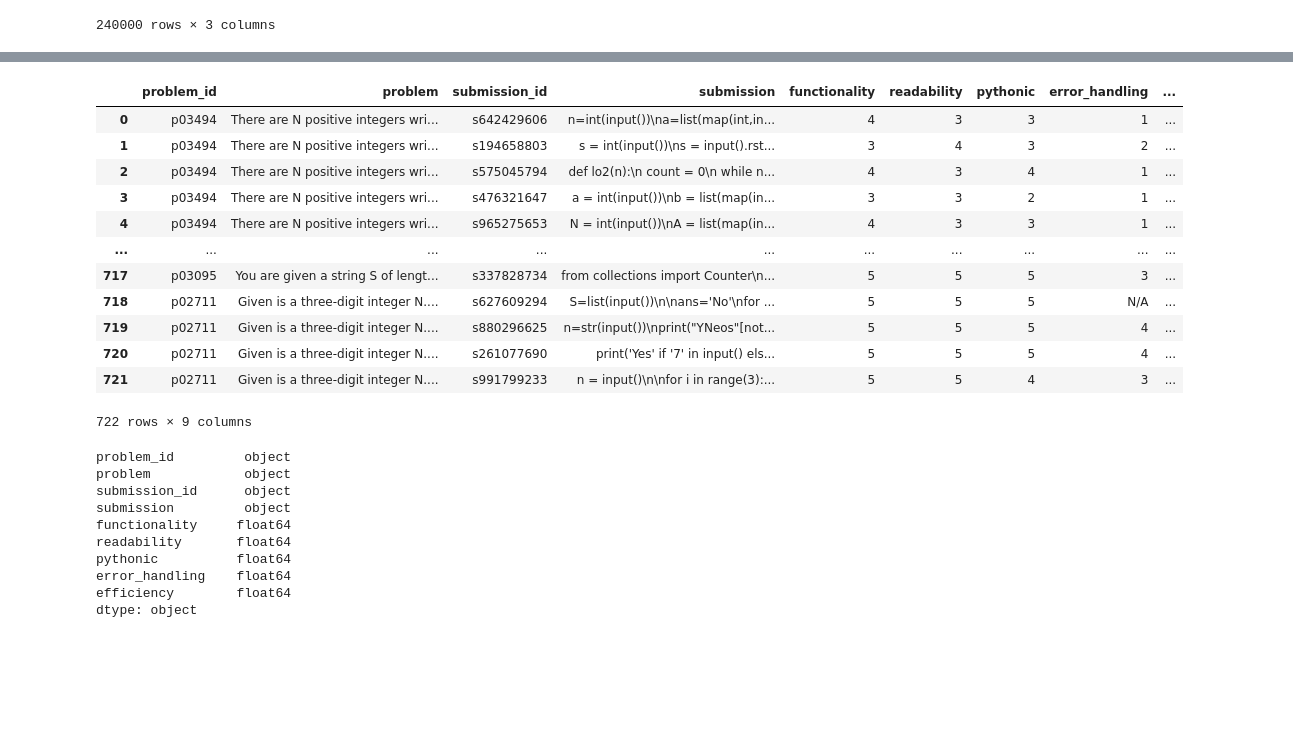
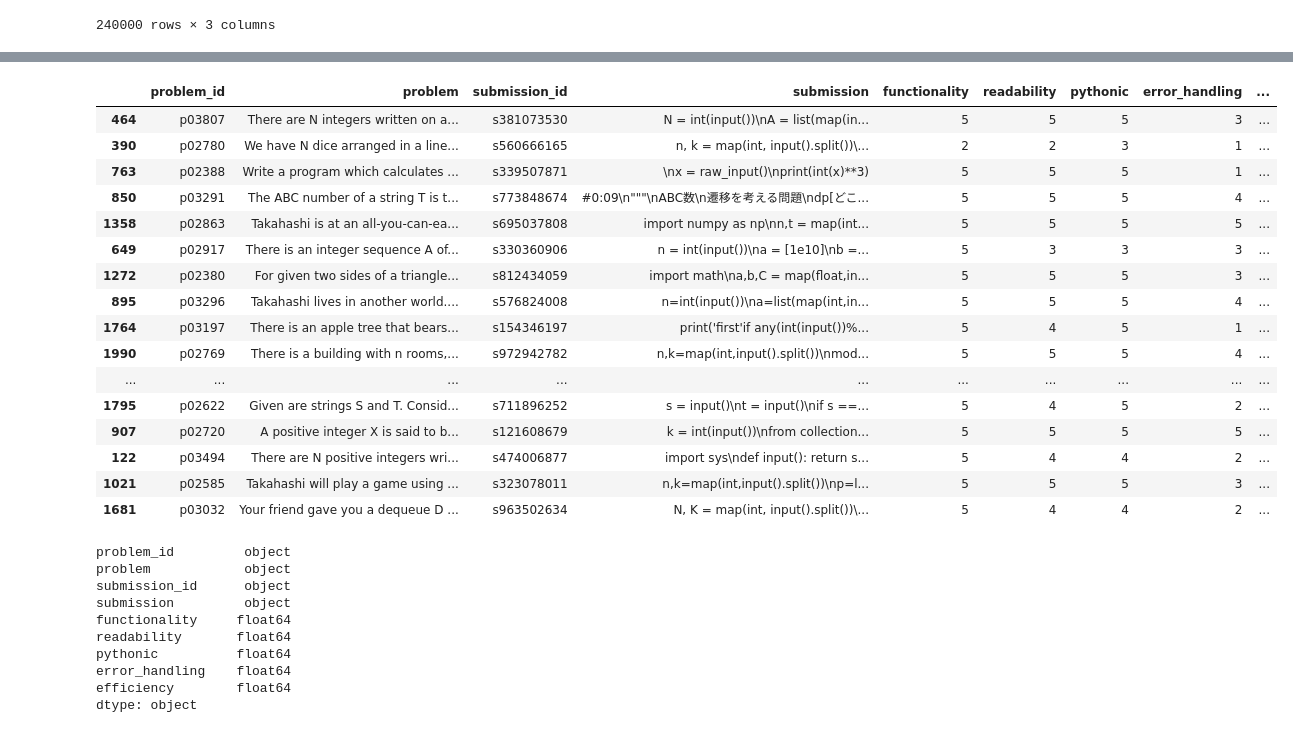
Before and after one commit to DiwanshuShekhar/codeQual, a Jupyter notebook: notebooks/codequal.ipynb, the cells around one changed output, grey strips where cells are left out. Cells and saved outputs as stored; diff of their text form; code cells hidden in the pictures; blank space fills up the shorter version.

```diff
--- a/notebooks/codequal.ipynb
+++ b/notebooks/codequal.ipynb
@@ -4,15 +4,27 @@ import os
 import pandas as pd
 import json
 
-data = []
-for root, dirs, files in os.walk('../data/CodeQualData/py800_annotated'):
-    for file in files:
-        if file.endswith(".jsonl"):
-            with open(os.path.join(root, file), 'r') as f:
-                for line in f:
-                    data.append(json.loads(line))
+def create_df_from_annotated_directory(directory):
+    data = []
+    for root, dirs, files in os.walk(directory):
+        for file in files:
+            if file.endswith(".jsonl"):
+                with open(os.path.join(root, file), 'r') as f:
+                    for line in f:
+                        data.append(json.loads(line))
+
+    #order by descending order of size
+    annotated_df = pd.DataFrame(data)
+    return annotated_df
 
 #order by descending order of size
-py800_annotated_df = pd.DataFrame(data)
+v0_df = create_df_from_annotated_directory('../data/rawv0')
+v1_df = create_df_from_annotated_directory('../data/rawv1')
+v2_df = create_df_from_annotated_directory('../data/rawv2')
+v3_df = create_df_from_annotated_directory('../data/rawv3')
+v4_df = create_df_from_annotated_directory('../data/rawv4')
+
+# merge the two dataframes
+py800_annotated_df = pd.concat([v0_df, v1_df, v2_df, v3_df, v4_df])
 py800_annotated_df
 # %% [output]
@@ -35,0 +54,4 @@ problems.tofile('../data/CodeQualData/problems.txt', sep='\n', format='%s')
+# %%
+# drop duplicates with the same submission_id and problem_id
+py800_annotated_df = py800_annotated_df.drop_duplicates(subset=['submission_id', 'problem_id'])
+print(py800_annotated_df.shape)
@@ -91,28 +115,32 @@ def get_problem_desc(problem_id):
 # %%
 # for each row in py800_annotated_df extract the problem_id, submission_id, and the quality score
 
 data = []
 for index, row in py800_annotated_df.iterrows():
-    temp_dict = {'problem_id': row['problem_id'], 'problem': get_problem_desc(row['problem_id']), 'submission_id': row['submission_id'], 'submission': row['submission']}
+    temp_dict = {'problem_id': row['problem_id'], 'problem': get_problem_desc(row['problem_id']), 'submission_id': row['submission_id'], 'submission': row['submission_x']}
     temp_dict.update(row['quality_score'])
     data.append(temp_dict)
 
 # create a dataframe from the data
 py800_annotated_df_score = pd.DataFrame(data)
-py800_annotated_df_score
+py800_annotated_df_score.sample(20)
 # %% [output]
 |  | problem_id | problem | submission_id | submission | functionality | readability | pythonic | error_handling | ... |
-| 0 | p03494 | There are N positive integers wri... | s642429606 | n=int(input())\na=list(map(int,in... | 4 | 3 | 3 | 1 | ... |
-| 1 | p03494 | There are N positive integers wri... | s194658803 | s = int(input())\ns = input().rst... | 3 | 4 | 3 | 2 | ... |
-| 2 | p03494 | There are N positive integers wri... | s575045794 | def lo2(n):\n count = 0\n while n... | 4 | 3 | 4 | 1 | ... |
-| 3 | p03494 | There are N positive integers wri... | s476321647 | a = int(input())\nb = list(map(in... | 3 | 3 | 2 | 1 | ... |
-| 4 | p03494 | There are N positive integers wri... | s965275653 | N = int(input())\nA = list(map(in... | 4 | 3 | 3 | 1 | ... |
+| 464 | p03807 | There are N integers written on a... | s381073530 | N = int(input())\nA = list(map(in... | 5 | 5 | 5 | 3 | ... |
+| 390 | p02780 | We have N dice arranged in a line... | s560666165 | n, k = map(int, input().split())\... | 2 | 2 | 3 | 1 | ... |
+| 763 | p02388 | Write a program which calculates ... | s339507871 | \nx = raw_input()\nprint(int(x)**3) | 5 | 5 | 5 | 1 | ... |
+| 850 | p03291 | The ABC number of a string T is t... | s773848674 | #0:09\n"""\nABC数\n遷移を考える問題\ndp[どこ... | 5 | 5 | 5 | 4 | ... |
+| 1358 | p02863 | Takahashi is at an all-you-can-ea... | s695037808 | import numpy as np\nn,t = map(int... | 5 | 5 | 5 | 5 | ... |
+| 649 | p02917 | There is an integer sequence A of... | s330360906 | n = int(input())\na = [1e10]\nb =... | 5 | 3 | 3 | 3 | ... |
+| 1272 | p02380 | For given two sides of a triangle... | s812434059 | import math\na,b,C = map(float,in... | 5 | 5 | 5 | 3 | ... |
+| 895 | p03296 | Takahashi lives in another world.... | s576824008 | n=int(input())\na=list(map(int,in... | 5 | 5 | 5 | 4 | ... |
+| 1764 | p03197 | There is an apple tree that bears... | s154346197 | print('first'if any(int(input())%... | 5 | 4 | 5 | 1 | ... |
+| 1990 | p02769 | There is a building with n rooms,... | s972942782 | n,k=map(int,input().split())\nmod... | 5 | 5 | 5 | 4 | ... |
 | ... | ... | ... | ... | ... | ... | ... | ... | ... | ... |
-| 717 | p03095 | You are given a string S of lengt... | s337828734 | from collections import Counter\n... | 5 | 5 | 5 | 3 | ... |
-| 718 | p02711 | Given is a three-digit integer N.... | s627609294 | S=list(input())\n\nans='No'\nfor ... | 5 | 5 | 5 | N/A | ... |
-| 719 | p02711 | Given is a three-digit integer N.... | s880296625 | n=str(input())\nprint("YNeos"[not... | 5 | 5 | 5 | 4 | ... |
-| 720 | p02711 | Given is a three-digit integer N.... | s261077690 | print('Yes' if '7' in input() els... | 5 | 5 | 5 | 4 | ... |
-| 721 | p02711 | Given is a three-digit integer N.... | s991799233 | n = input()\n\nfor i in range(3):... | 5 | 5 | 4 | 3 | ... |
+| 1795 | p02622 | Given are strings S and T. Consid... | s711896252 | s = input()\nt = input()\nif s ==... | 5 | 4 | 5 | 2 | ... |
+| 907 | p02720 | A positive integer X is said to b... | s121608679 | k = int(input())\nfrom collection... | 5 | 5 | 5 | 5 | ... |
+| 122 | p03494 | There are N positive integers wri... | s474006877 | import sys\ndef input(): return s... | 5 | 4 | 4 | 2 | ... |
+| 1021 | p02585 | Takahashi will play a game using ... | s323078011 | n,k=map(int,input().split())\np=l... | 5 | 5 | 5 | 3 | ... |
+| 1681 | p03032 | Your friend gave you a dequeue D ... | s963502634 | N, K = map(int, input().split())\... | 5 | 4 | 4 | 2 | ... |
-722 rows × 9 columns
 # %%
 # convert values in columns to integers, and do some clean up
```
Also changed, not shown: parts of 19 cells of this notebook, 5 other files.
